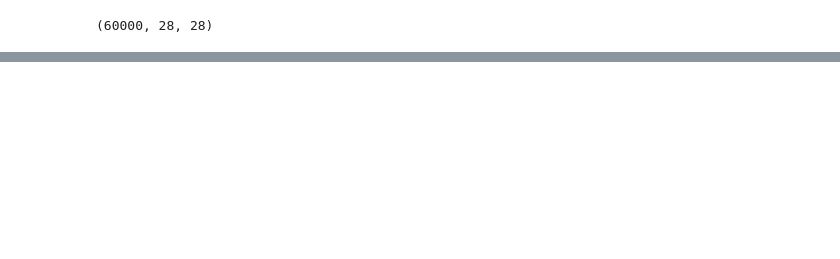
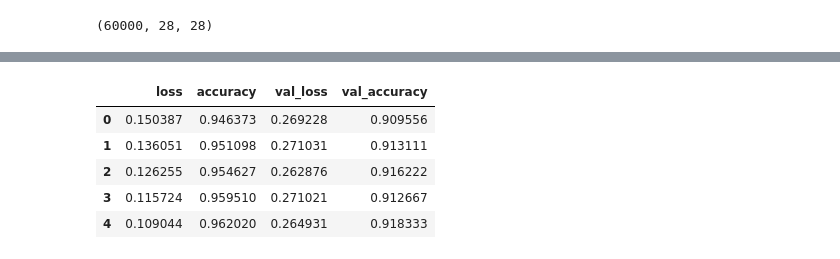
Before and after one commit to Usama-ali336/Deep-learning, a Jupyter notebook: Untitled32.ipynb, the cells around one changed output, grey strips where cells are left out. Cells and saved outputs as stored; diff of their text form; code cells hidden in the pictures; blank space fills up the shorter version.

```diff
--- a/Untitled32.ipynb
+++ b/Untitled32.ipynb
@@ -60,0 +70,3 @@ NameError: ignored
+# %%
+model = get_model()
+model.summary()
@@ -60,0 +94,14 @@ NameError: ignored
+# %%
+from tensorflow.keras.callbacks import EarlyStopping, ModelCheckpoint
+
+early_stopping = EarlyStopping(monitor='val_accuracy', mode ='max',patience=3)
+# %%
+checkpoint_path = 'checkpoint_file'
+checkpoint = ModelCheckpoint(filepath=checkpoint_path,
+                             monitor = 'val_accuracy',
+                             mode='max',
+                             save_weights_only=True,
+                             save_best_only=True
+                             )
+# %%
+history = model.fit(x_train,y_train,validation_split =0.15, epochs=20, batch_size=64, callbacks=[early_stopping,checkpoint])
@@ -60,0 +123,10 @@ NameError: ignored
+# %%
+df = pd.DataFrame(history.history)
+df.head()
+# %% [output]
+|  | loss | accuracy | val_loss | val_accuracy |
+| 0 | 0.150387 | 0.946373 | 0.269228 | 0.909556 |
+| 1 | 0.136051 | 0.951098 | 0.271031 | 0.913111 |
+| 2 | 0.126255 | 0.954627 | 0.262876 | 0.916222 |
+| 3 | 0.115724 | 0.959510 | 0.271021 | 0.912667 |
+| 4 | 0.109044 | 0.962020 | 0.264931 | 0.918333 |
```
Also changed, not shown: parts of 18 cells of this notebook.
